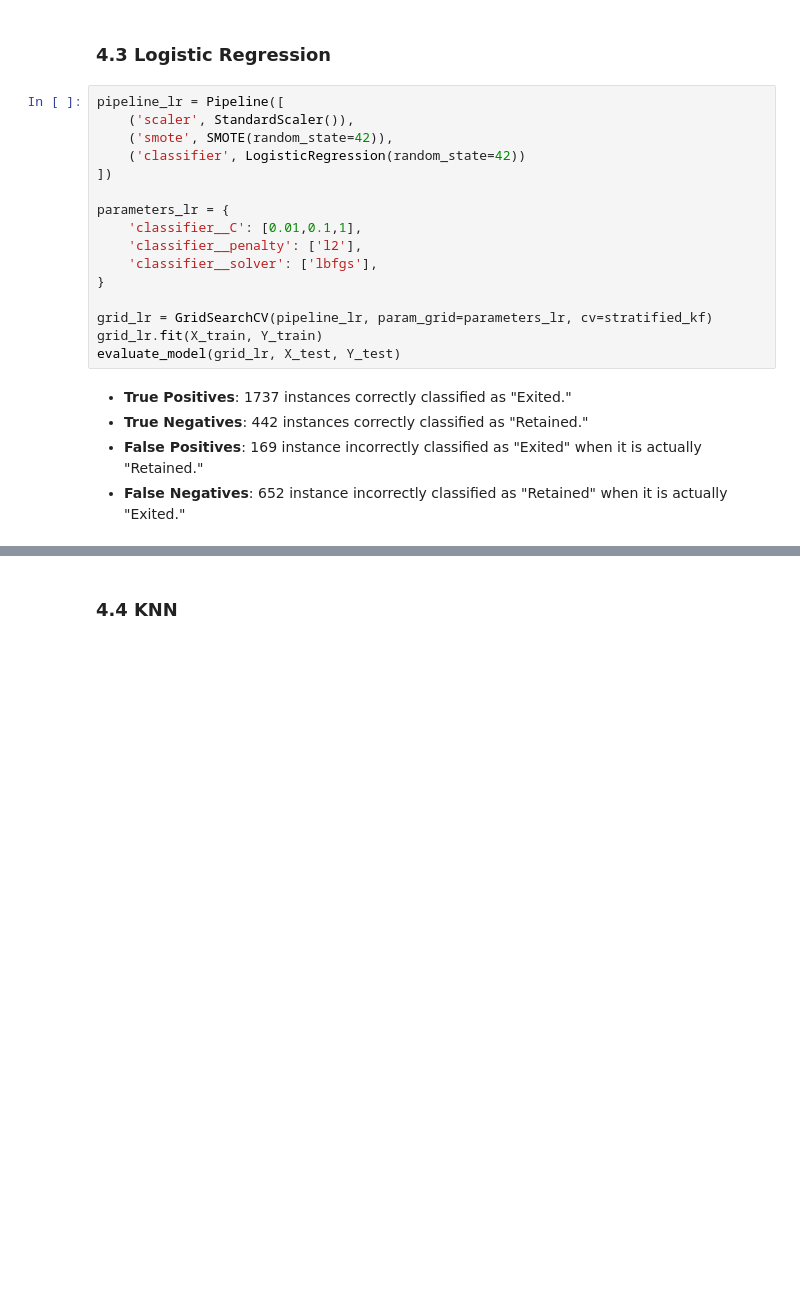
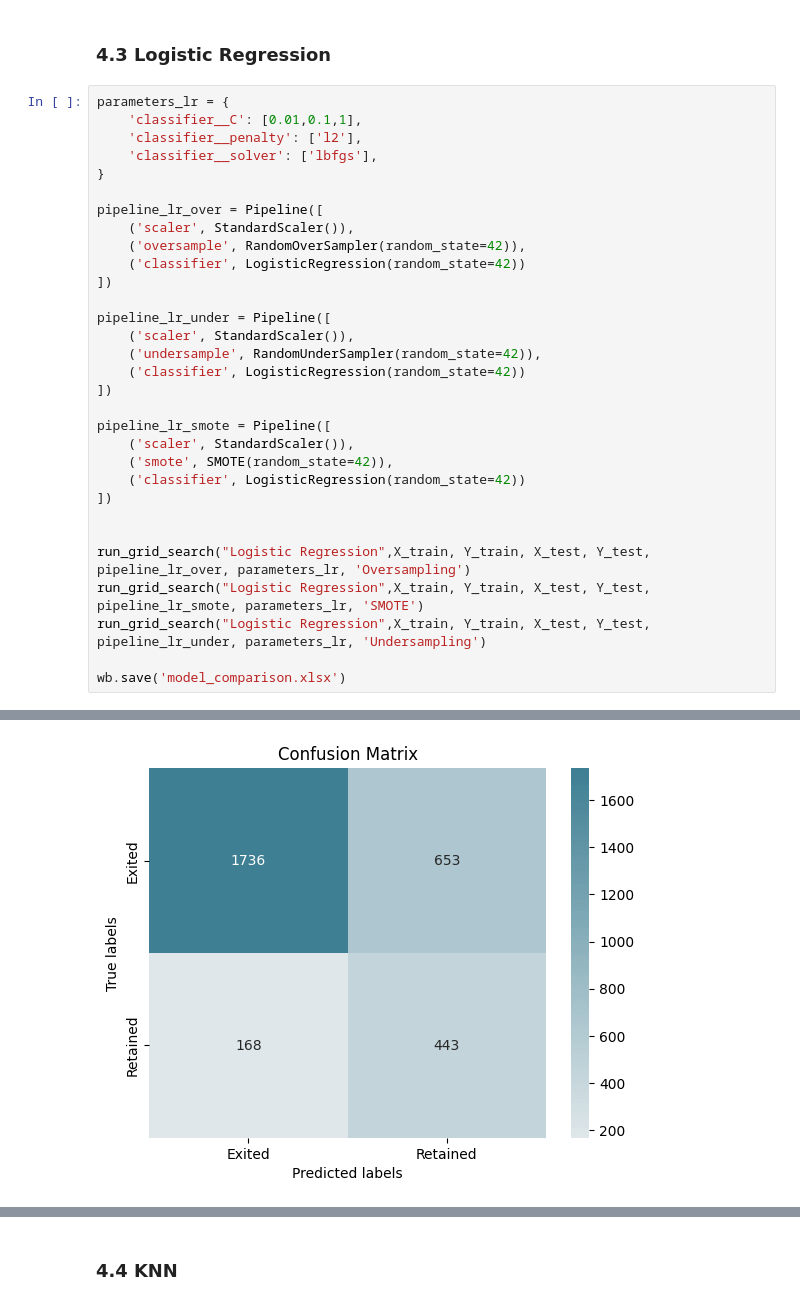
Before and after one commit to Abderrahmane-Chafi/BankCustomerChurnAnalysis, a Jupyter notebook: notebook794dc85e40.ipynb, the cells around one changed output, grey strips where cells are left out. Saved outputs shown, nothing was run; the diff lists cells and outputs as text; blank space fills up the shorter version.

```diff
--- a/notebook794dc85e40.ipynb
+++ b/notebook794dc85e40.ipynb
@@ -375,23 +519,34 @@ evaluate_model(grid_RF, X_test, Y_test)
 # %% [markdown]
 ### 4.3 Logistic Regression <a class="anchor" id="m3"></a>
-# %%
-pipeline_lr = Pipeline([
-    ('scaler', StandardScaler()),
-    ('smote', SMOTE(random_state=42)),
-    ('classifier', LogisticRegression(random_state=42))
-])
-
-parameters_lr = {
-    'classifier__C': [0.01,0.1,1],
-    'classifier__penalty': ['l2'],
-    'classifier__solver': ['lbfgs'],
-}
-
-grid_lr = GridSearchCV(pipeline_lr, param_grid=parameters_lr, cv=stratified_kf)
-grid_lr.fit(X_train, Y_train)
-evaluate_model(grid_lr, X_test, Y_test)
-# %% [markdown]
-* **True Positives**: 1737 instances correctly classified as "Exited."
-* **True Negatives**: 442 instances correctly classified as "Retained."
-* **False Positives**: 169 instance incorrectly classified as "Exited" when it is actually "Retained."
-* **False Negatives**: 652 instance incorrectly classified as "Retained" when it is actually "Exited."
+# %%
+parameters_lr = {
+    'classifier__C': [0.01,0.1,1],
+    'classifier__penalty': ['l2'],
+    'classifier__solver': ['lbfgs'],
+}
+
+pipeline_lr_over = Pipeline([
+    ('scaler', StandardScaler()),
+    ('oversample', RandomOverSampler(random_state=42)),
+    ('classifier', LogisticRegression(random_state=42))
+])
+
+pipeline_lr_under = Pipeline([
+    ('scaler', StandardScaler()),
+    ('undersample', RandomUnderSampler(random_state=42)),
+    ('classifier', LogisticRegression(random_state=42))
+])
+
+pipeline_lr_smote = Pipeline([
+    ('scaler', StandardScaler()),
+    ('smote', SMOTE(random_state=42)),
+    ('classifier', LogisticRegression(random_state=42))
+])
+
+
+run_grid_search("Logistic Regression",X_train, Y_train, X_test, Y_test, pipeline_lr_over, parameters_lr, 'Oversampling')
+run_grid_search("Logistic Regression",X_train, Y_train, X_test, Y_test, pipeline_lr_smote, parameters_lr, 'SMOTE')
+run_grid_search("Logistic Regression",X_train, Y_train, X_test, Y_test, pipeline_lr_under, parameters_lr, 'Undersampling')
+
+wb.save('model_comparison.xlsx')
+# %% [output]
@@ -397,0 +565 @@ evaluate_model(grid_lr, X_test, Y_test)
+[figure, added]
```
Also changed, not shown: parts of 19 cells of this notebook.
